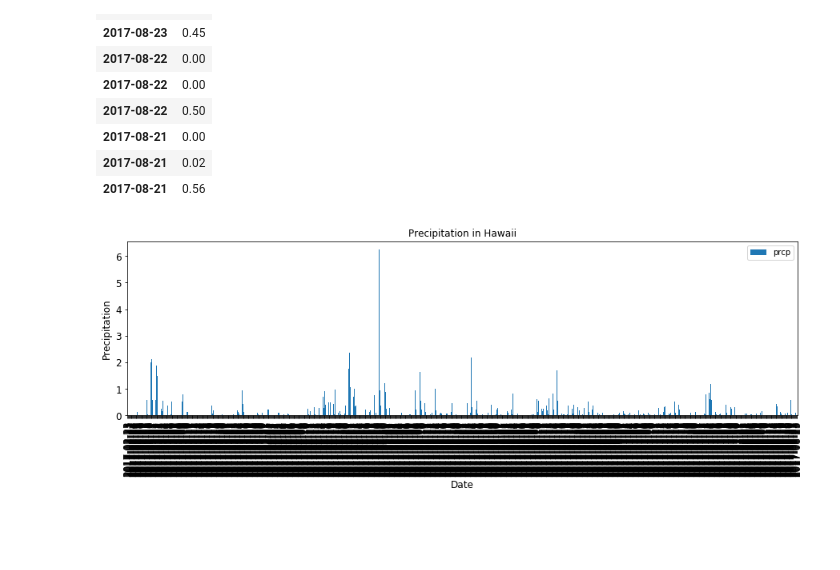
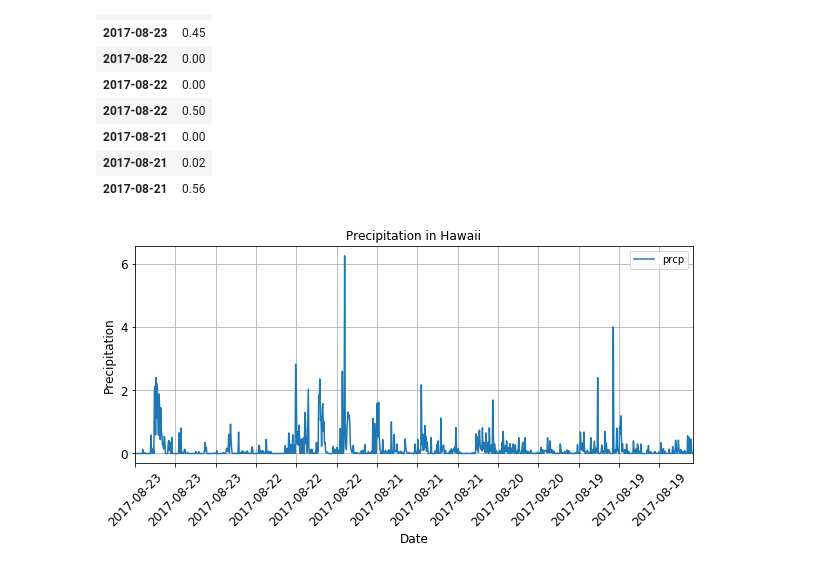
Before and after one commit to aizzakatrina/datastorage-SurfsUp, a Jupyter notebook: climate_analysis.ipynb, the cells around one changed output. Saved outputs shown, nothing was run; the diff lists cells and outputs as text; code cells hidden in the pictures; blank space fills up the shorter version.

```diff
--- a/climate_analysis.ipynb
+++ b/climate_analysis.ipynb
@@ -106,10 +109,13 @@ df.head(10)
 | 2017-08-21 | 0.56 |
 # %%
 # Plot the dataframe as a bar chart using pandas plotting
-ax = df.iloc[::-1].plot(kind='bar', title='Precipitation in Hawaii', subplots=False, figsize=(15,4),
-                                    legend=True, fontsize=12)
+ax = df.iloc[::-1].plot(title='Precipitation in Hawaii', subplots=False, legend=True, figsize=(10,4),
+                        fontsize=12, rot=45, grid=True)
+ax.set_xticklabels(df.index, rotation=45)
+ax.xaxis.set_major_locator(ticker.MultipleLocator(70))
+ax.yaxis.set_major_locator(ticker.MultipleLocator(2))
 ax.set_xlabel("Date", fontsize=12)
 ax.set_ylabel("Precipitation", fontsize=12)
 plt.show()
 # %% [output]
-[figure, old version]
+[figure, new version]
```
Also changed, not shown: parts of 9 cells of this notebook.
